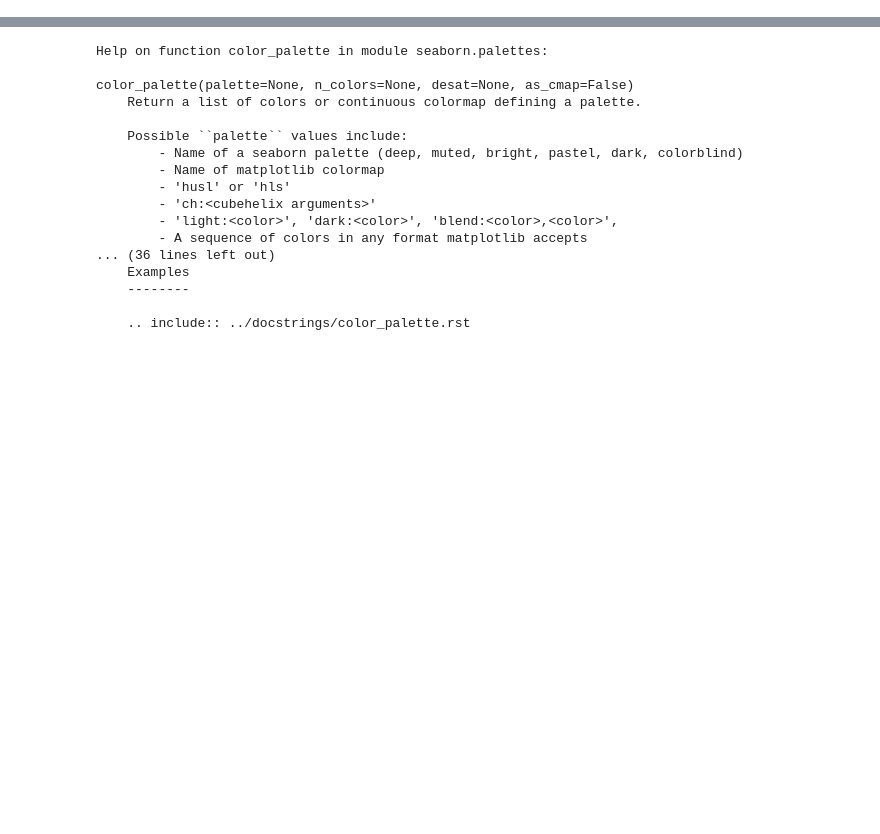
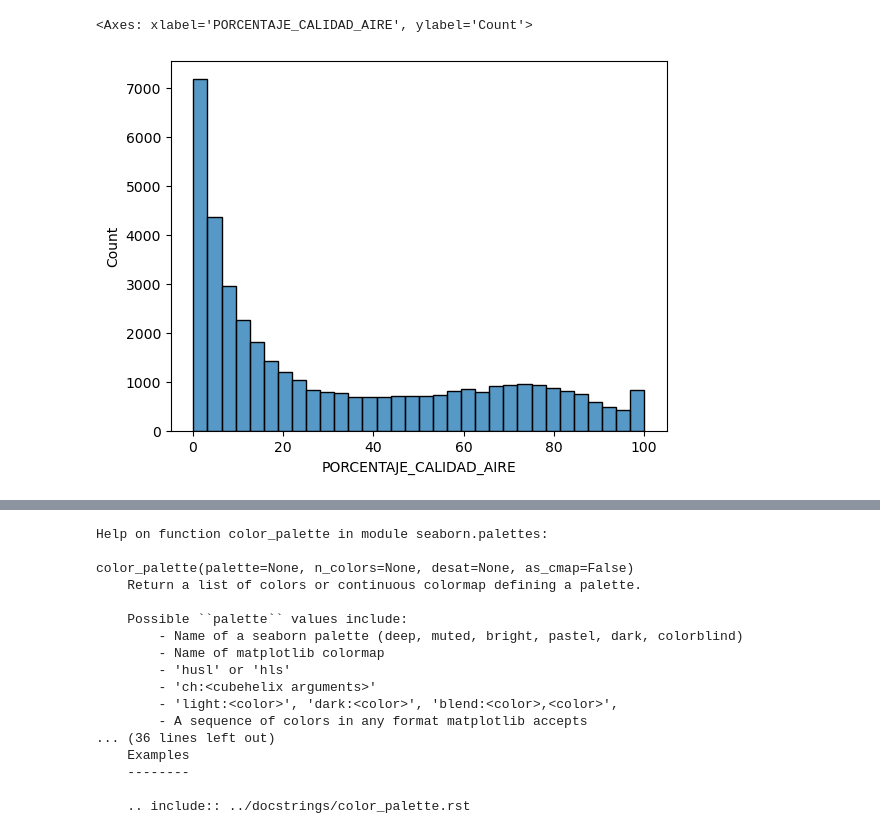
Before and after one commit to JCastillo1997/Inhale-the-present-exhale-the-past.-, a Jupyter notebook: Nueva carpeta/Data_extraction.ipynb, the cells around one changed output, grey strips where cells are left out. Cells and saved outputs as stored; diff of their text form; code cells hidden in the pictures; blank space fills up the shorter version.

```diff
--- a/Nueva carpeta/Data_extraction.ipynb
+++ b/Nueva carpeta/Data_extraction.ipynb
@@ -17 +47,7 @@ NameError: name 'df' is not defined
+# %%
+plt.title('Hisplot calidad aire España')
+sns.histplot(data=df, x= 'PORCENTAJE_CALIDAD_AIRE')
+# %% [output]
+<Axes: xlabel='PORCENTAJE_CALIDAD_AIRE', ylabel='Count'>
+[figure, added]
 # %%
```
Also changed, not shown: parts of 5 cells of this notebook.
